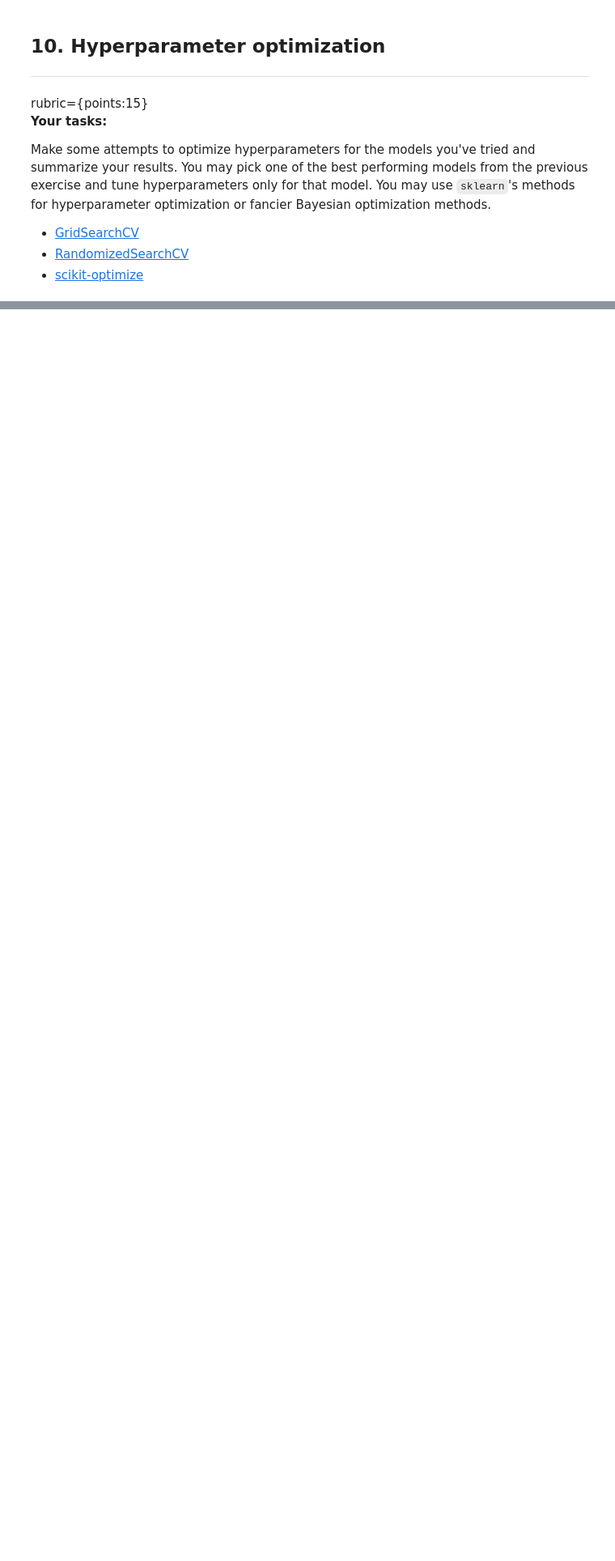
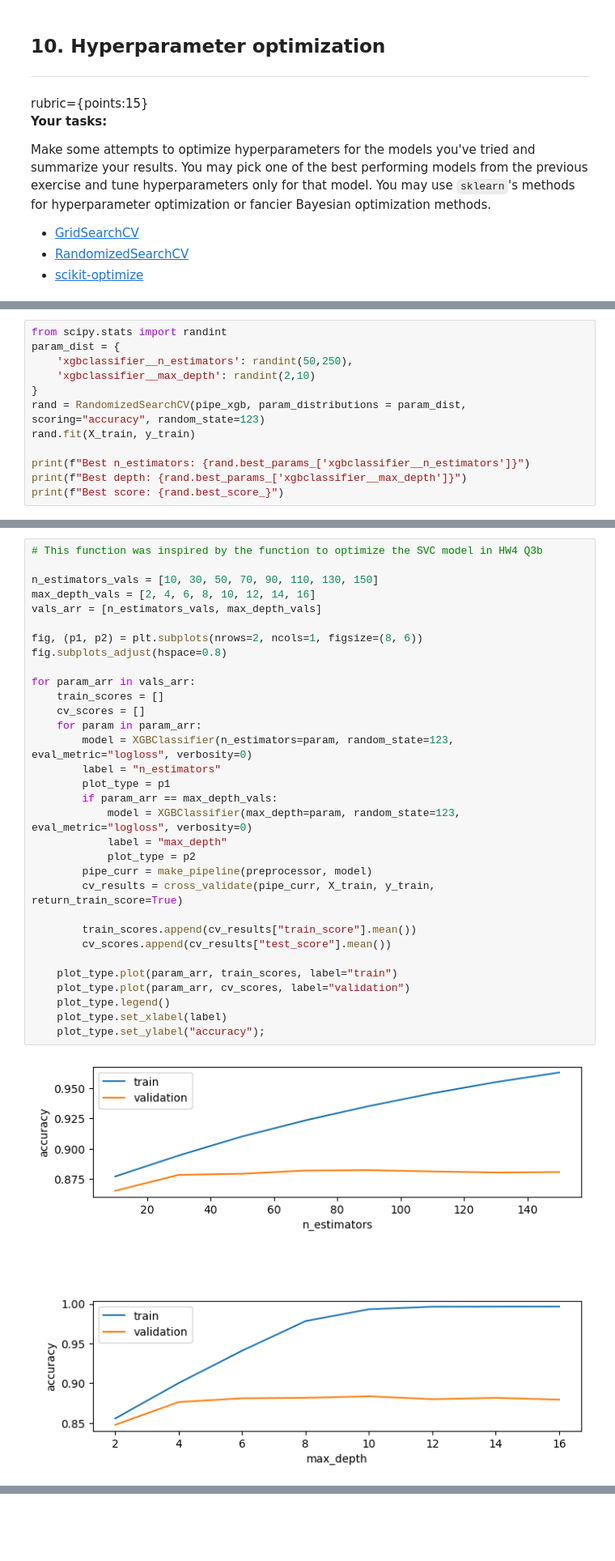
Before and after one commit to aaaka5h/Res-Cancellation-Model, a Jupyter notebook: hw6-starter.ipynb, the cells around one changed output, grey strips where cells are left out. Shown at 81% size. Drawn from its saved outputs; the diff is of its cells as text; blank space fills up the shorter version.

```diff
--- a/hw6-starter.ipynb
+++ b/hw6-starter.ipynb
@@ -474,0 +506,12 @@ Make some attempts to optimize hyperparameters for the models you've tried and s
+# %%
+from scipy.stats import randint
+param_dist = {
+    'xgbclassifier__n_estimators': randint(50,250),
+    'xgbclassifier__max_depth': randint(2,10)
+}
+rand = RandomizedSearchCV(pipe_xgb, param_distributions = param_dist, scoring="accuracy", random_state=123)
+rand.fit(X_train, y_train)
+
+print(f"Best n_estimators: {rand.best_params_['xgbclassifier__n_estimators']}")
+print(f"Best depth: {rand.best_params_['xgbclassifier__max_depth']}")
+print(f"Best score: {rand.best_score_}")
@@ -474,0 +524,34 @@ Make some attempts to optimize hyperparameters for the models you've tried and s
+# %%
+# This function was inspired by the function to optimize the SVC model in HW4 Q3b
+
+n_estimators_vals = [10, 30, 50, 70, 90, 110, 130, 150]
+max_depth_vals = [2, 4, 6, 8, 10, 12, 14, 16]
+vals_arr = [n_estimators_vals, max_depth_vals]
+
+fig, (p1, p2) = plt.subplots(nrows=2, ncols=1, figsize=(8, 6))
+fig.subplots_adjust(hspace=0.8)
+
+for param_arr in vals_arr:
+    train_scores = []
+    cv_scores = []
+    for param in param_arr:
+        model = XGBClassifier(n_estimators=param, random_state=123, eval_metric="logloss", verbosity=0)
+        label = "n_estimators"
+        plot_type = p1
+        if param_arr == max_depth_vals:
+            model = XGBClassifier(max_depth=param, random_state=123, eval_metric="logloss", verbosity=0)
+            label = "max_depth"
+            plot_type = p2
+        pipe_curr = make_pipeline(preprocessor, model)
+        cv_results = cross_validate(pipe_curr, X_train, y_train, return_train_score=True)
+
+        train_scores.append(cv_results["train_score"].mean())
+        cv_scores.append(cv_results["test_score"].mean())
+
+    plot_type.plot(param_arr, train_scores, label="train")
+    plot_type.plot(param_arr, cv_scores, label="validation")
+    plot_type.legend()
+    plot_type.set_xlabel(label)
+    plot_type.set_ylabel("accuracy");
+# %% [output]
+[figure, added]
```
Also changed, not shown: parts of 14 cells of this notebook.
